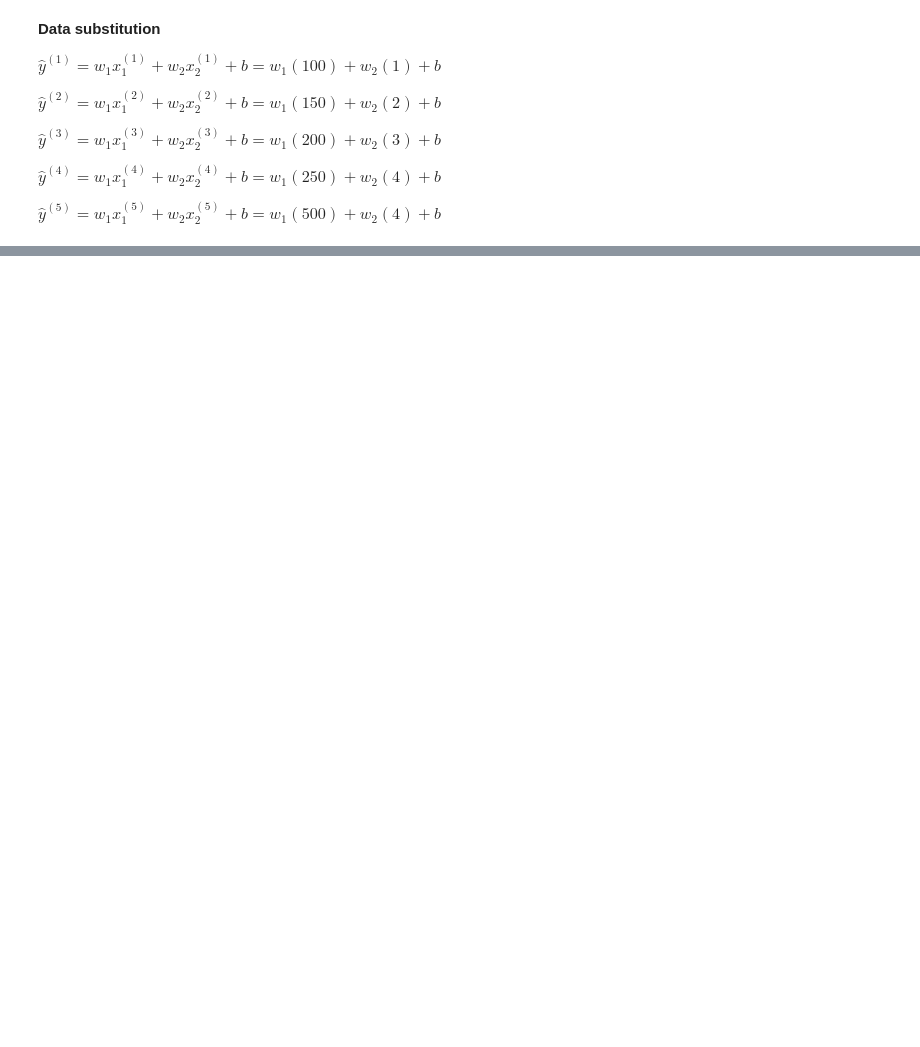
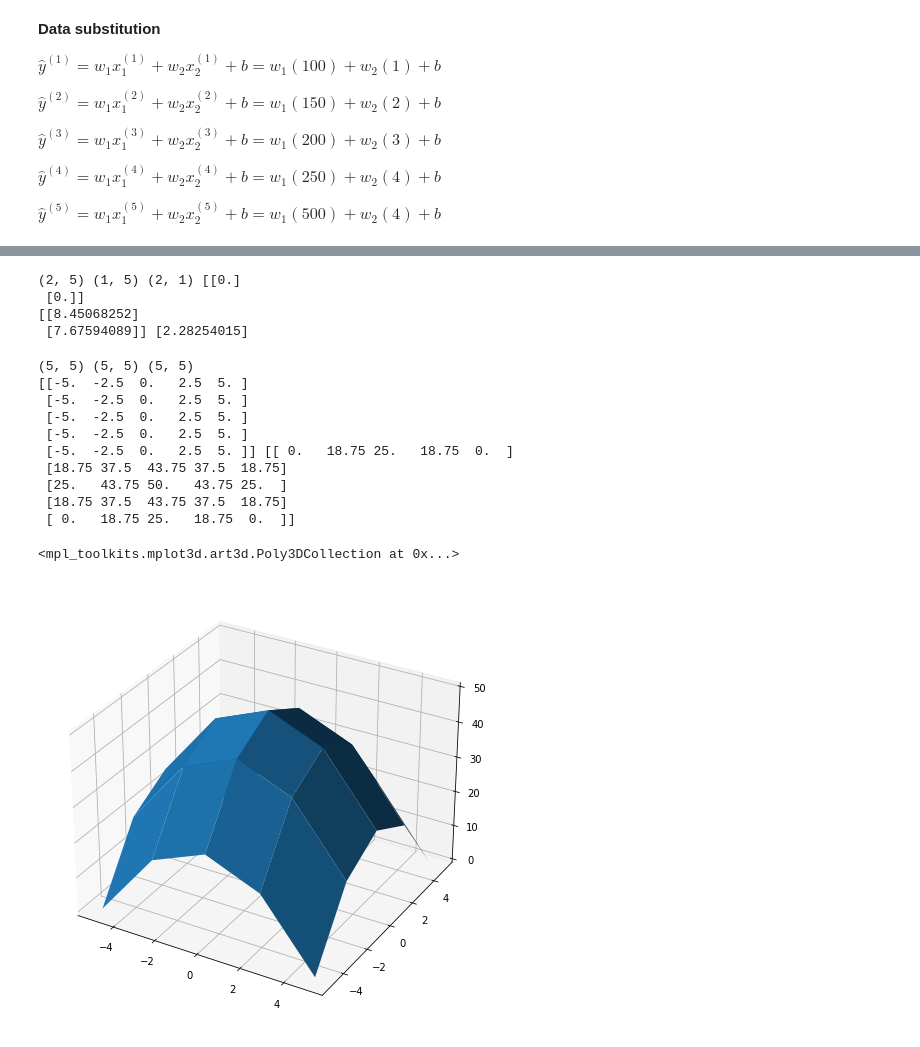
Before and after one commit to Parth0330/AI-ipynb, a Jupyter notebook: 08linearRegressionMF.ipynb, the cells around one changed output, grey strips where cells are left out. Drawn from its saved outputs; the diff is of its cells as text; code cells hidden in the pictures; blank space fills up the shorter version.

```diff
--- a/08linearRegressionMF.ipynb
+++ b/08linearRegressionMF.ipynb
@@ -102,7 +102,7 @@ $\hat{y}^{(5)} = w_1x^{(5)}_1+w_2x^{(5)}_2+b = \mathbf {w}^T \mathbf {x}^{(5)} +
 $\mathbf{\hat{y}} = \mathbf {w}^T \mathbf {X} + b $
 # %%
 import numpy as np
-X=np.array([[100,1], [150,2], [200,3], [250,4],[500,4]])
+X=np.array([[1,1], [1.5,2], [2,3], [2.5,4],[5,4]])
 y=np.array([20,28, 39, 51, 80])
 print(X, y)
 # %% [output]
@@ -213,3 +216,55 @@ $ b = b - \alpha \frac {\partial J}{\partial b}$
 
 Where,
         $ \alpha$ : Learning Rate (0.0001, 0.001, 0.01...)
+# %%
+X_mf=X.T
+y=y.reshape(1,X_mf.shape[1])
+learning_rate=0.0001
+max_iteration=2000
+cost=np.zeros((max_iteration))
+# print(X_mf,y)
+w=np.zeros(X_mf.shape[0]).reshape(X_mf.shape[0],1)
+b=0.0
+print(X_mf.shape, y.shape, w.shape,w)
+for i in range(max_iteration):
+  yhat=np.dot(w.T,X_mf)+b
+  # print("yhat ", yhat)
+  dw=(1/X_mf.shape[0])*np.dot(X_mf,(yhat-y).T)
+  db=(1/X_mf.shape[0])*np.sum((yhat-y), axis=1)
+  w=w-learning_rate*dw
+  b=b-learning_rate*db
+print(w, b)
+# %% [output]
+(2, 5) (1, 5) (2, 1) [[0.]
+ [0.]]
+[[8.45068252]
+ [7.67594089]] [2.28254015]
+# %%
+from matplotlib import pyplot as plt
+plt.rcParams['figure.figsize']=(10,8)
+# %%
+def function_z(x,y):
+  return 50-(x**2+y**2)
+# %%
+N=5
+x_values=np.linspace(-5,5,N)
+y_values=np.linspace(-5,5,N)
+X,Y=np.meshgrid(x_values,y_values)
+Z=function_z(X,Y)
+print(X.shape,Y.shape, Z.shape)
+print(X,Z)
+ax=plt.axes(projection="3d")
+ax.plot_surface(X,Y,Z)
+# %% [output]
+(5, 5) (5, 5) (5, 5)
+[[-5.  -2.5  0.   2.5  5. ]
+ [-5.  -2.5  0.   2.5  5. ]
+ [-5.  -2.5  0.   2.5  5. ]
+ [-5.  -2.5  0.   2.5  5. ]
+ [-5.  -2.5  0.   2.5  5. ]] [[ 0.   18.75 25.   18.75  0.  ]
+ [18.75 37.5  43.75 37.5  18.75]
+ [25.   43.75 50.   43.75 25.  ]
+ [18.75 37.5  43.75 37.5  18.75]
+ [ 0.   18.75 25.   18.75  0.  ]]
+<mpl_toolkits.mplot3d.art3d.Poly3DCollection at 0x...>
+[figure, added]
```
Also changed, not shown: parts of 4 cells of this notebook, 2 other files.
